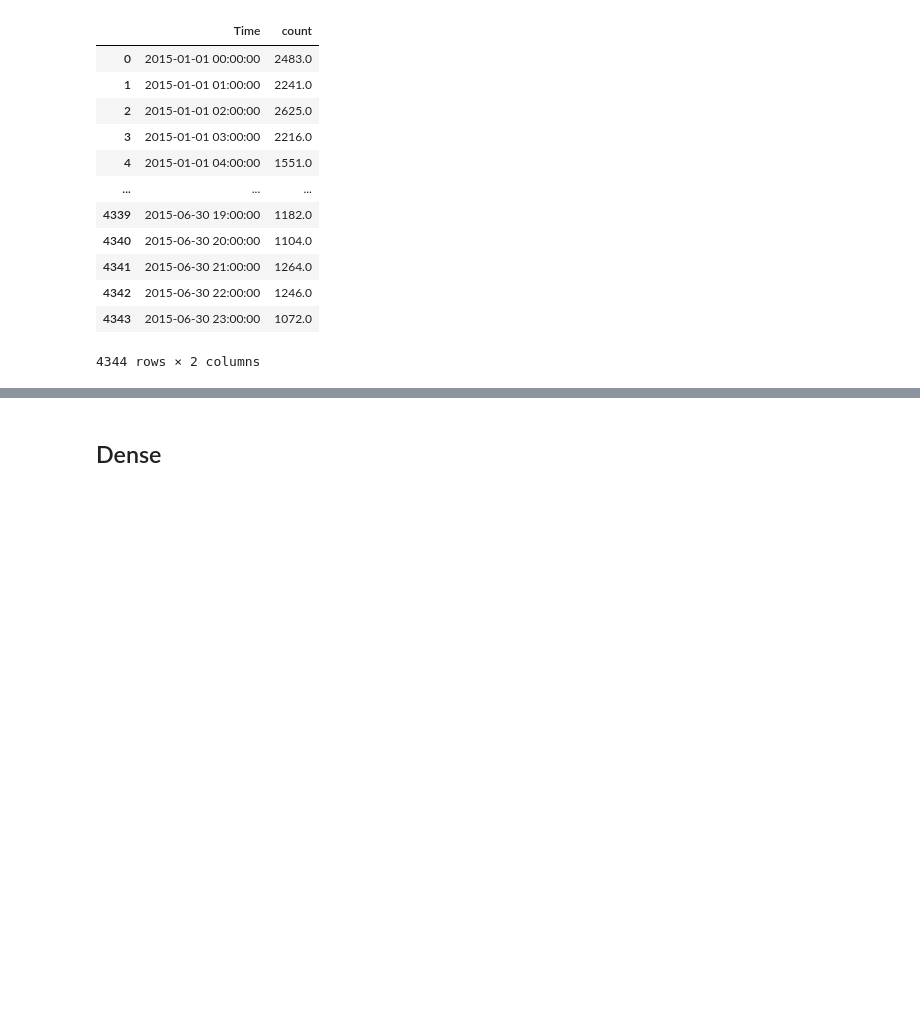
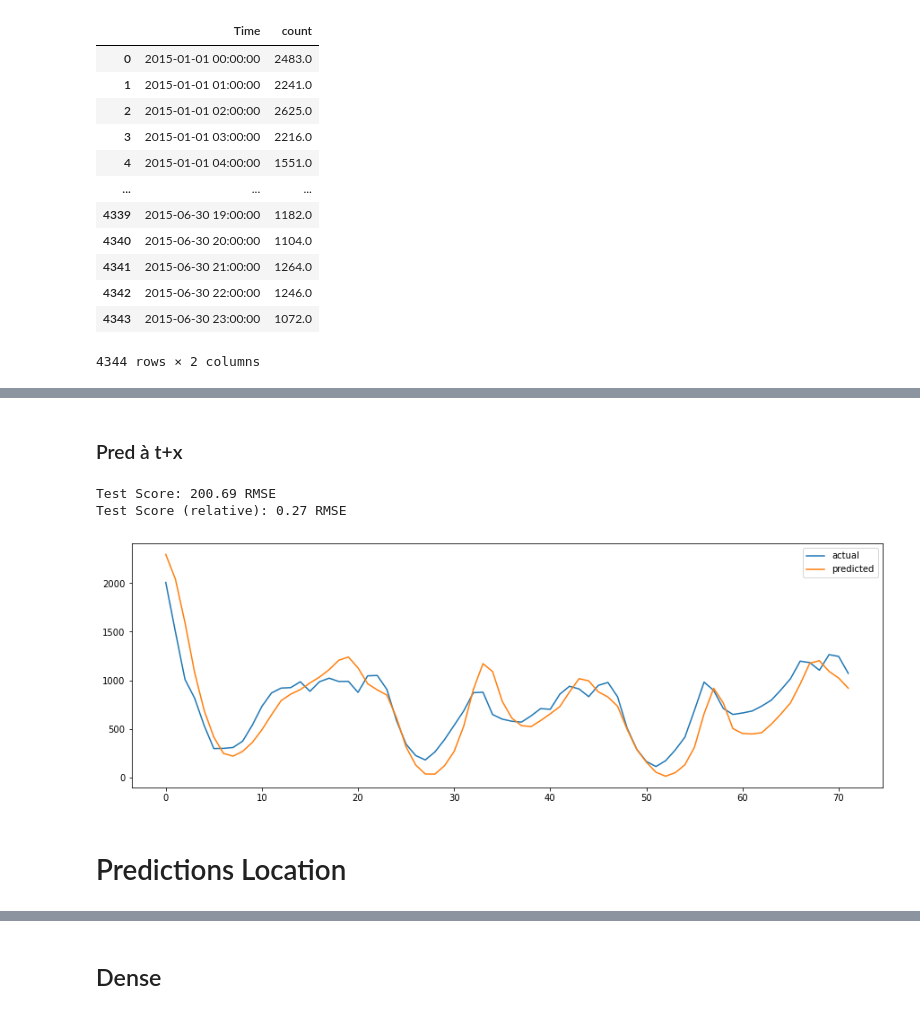
Before and after one commit to clementB94/time_series_project, a Jupyter notebook: deep_learning.ipynb, the cells around one changed output, grey strips where cells are left out. Saved outputs shown, nothing was run; the diff lists cells and outputs as text; code cells hidden in the pictures; blank space fills up the shorter version.

```diff
--- a/deep_learning.ipynb
+++ b/deep_learning.ipynb
@@ -100,0 +222,18 @@ look_back = 24*7
+# %% [markdown]
+### Pred à t+x
+# %%
+model = Sequential()
+model.add(LSTM(20, input_shape=(1, look_back)))
+model.add(Dense(1))
+model.compile(loss='mean_squared_error', optimizer='adam')
+
+prediction = train_and_predict_n_values(model,data,n=24*3,look_back=look_back)
+print('Test Score: %.2f RMSE' % (prediction["score"]))
+print('Test Score (relative): %.2f RMSE' % (prediction["score_relative"]))
+plot_prediction(prediction)
+# %% [output]
+Test Score: 200.69 RMSE
+Test Score (relative): 0.27 RMSE
+[figure, added]
+# %% [markdown]
+# Predictions Location
```
Also changed, not shown: parts of 30 cells of this notebook.
